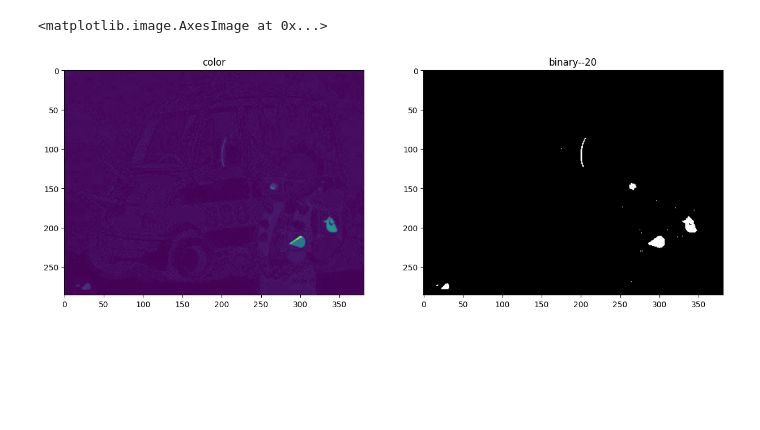
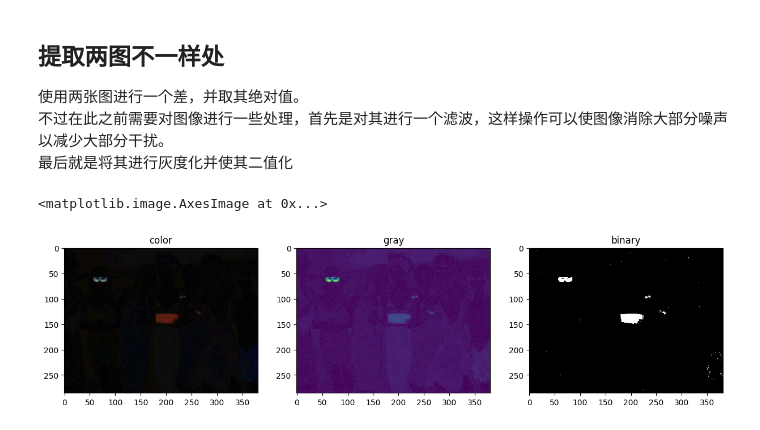
Before and after one commit to showarp/find_differ_game_tools, a Jupyter notebook: step_by_step.ipynb, the cells around one changed output. Saved outputs shown, nothing was run; the diff lists cells and outputs as text; code cells hidden in the pictures; blank space fills up the shorter version.

```diff
--- a/step_by_step.ipynb
+++ b/step_by_step.ipynb
@@ -73,22 +67,30 @@ plt.show()
+# %% [markdown]
+## 提取两图不一样处
+使用两张图进行一个差，并取其绝对值。
+不过在此之前需要对图像进行一些处理，首先是对其进行一个滤波，这样操作可以使图像消除大部分噪声以减少大部分干扰。
+最后就是将其进行灰度化并使其二值化
 # %%
 img2 = offset_img
 img1_bgr = cv.cvtColor(img1,cv.COLOR_RGB2BGR)
 img2_bgr = cv.cvtColor(img2,cv.COLOR_RGB2BGR)
 img1_blur = cv.blur(img1_bgr,(2,2)).astype(np.int16)
 img2_blur = cv.blur(img2_bgr,(2,2)).astype(np.int16)
 newimg = abs(img2_blur-img1_blur).astype(np.uint8)
-newimg = cv.cvtColor(newimg,cv.COLOR_BGR2GRAY)
-newimg = newimg.astype(np.uint8)
-ret,thresh = cv.threshold(newimg,20,1,cv.THRESH_BINARY)#阈值设置为25 大于该阈值设置为1
-# thresh = cv.adaptiveThreshold(newimg, 1, cv.ADAPTIVE_THRESH_MEAN_C, cv.THRESH_BINARY, 11, 2)
+new_gray_img = cv.cvtColor(newimg,cv.COLOR_BGR2GRAY)
+new_gray_img = new_gray_img.astype(np.uint8)
+ret,thresh = cv.threshold(new_gray_img,20,1,cv.THRESH_BINARY)#经测试阈值设置为20较为合理
+
 
 plt.figure(figsize=(15,15))
-plt.subplot(121)
+plt.subplot(131)
 plt.title('color')
 plt.imshow(newimg)
-plt.subplot(122)
-plt.title('binary--20')
+plt.subplot(132)
+plt.title('gray')
+plt.imshow(new_gray_img)
+plt.subplot(133)
+plt.title('binary')
 plt.imshow(thresh,cmap='gray')
 # %% [output]
 <matplotlib.image.AxesImage at 0x...>
-[figure, old version]
+[figure, new version]
```
Also changed, not shown: parts of 17 cells of this notebook, 3 other files.
